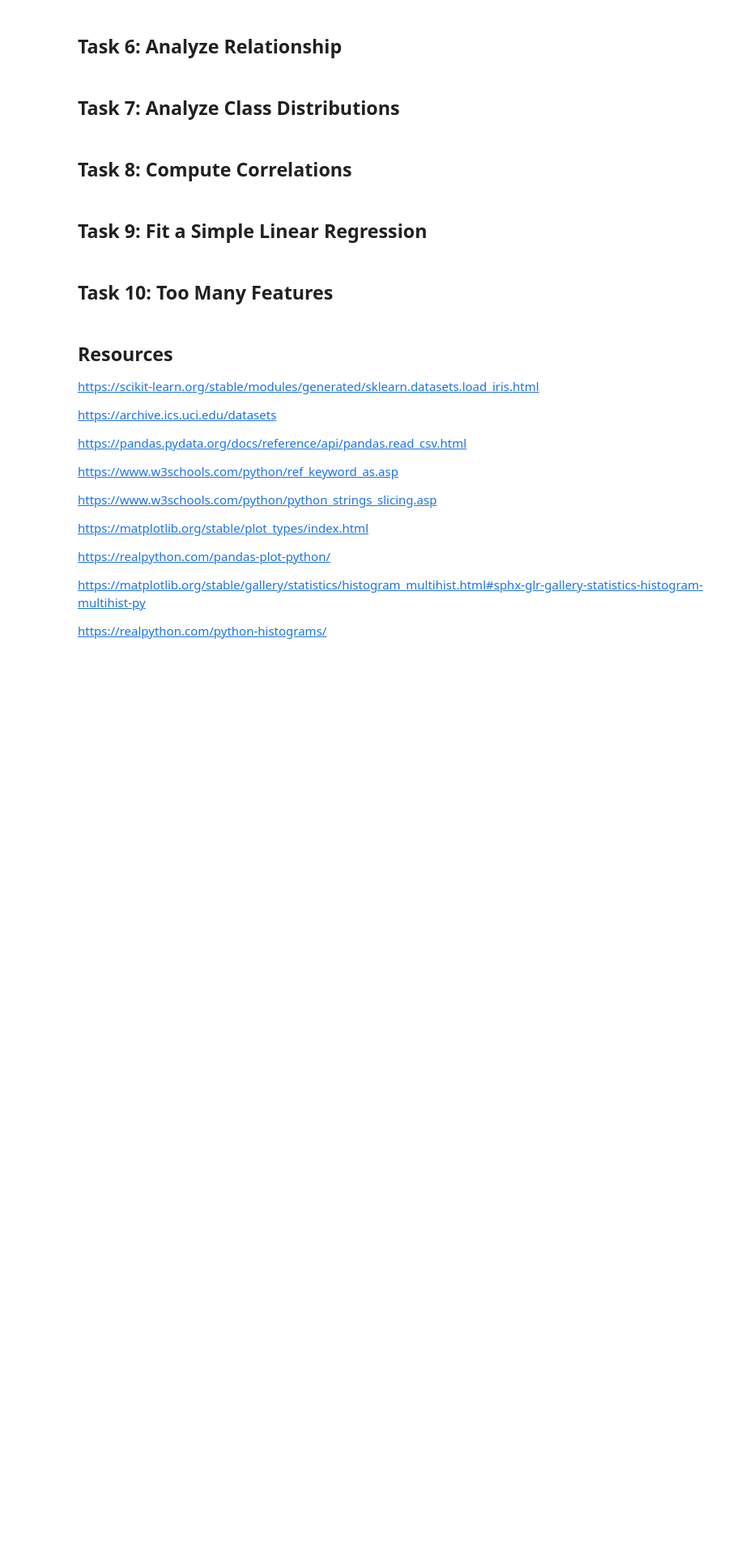
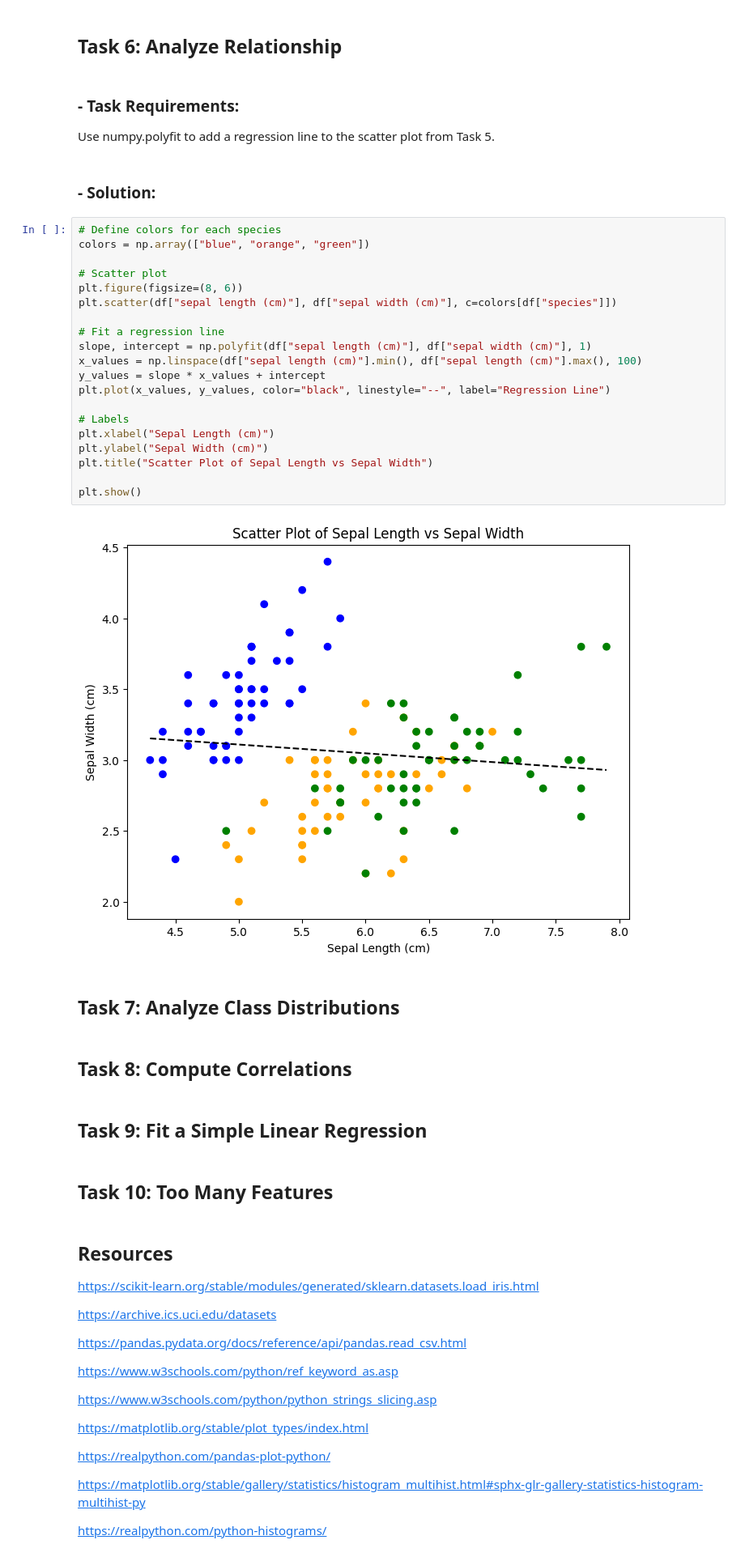
Before and after one commit to elainecazetta/principles_of_data_analytics, a Jupyter notebook: tasks.ipynb, the cells around one changed output. Shown at 81% size. Saved outputs shown, nothing was run; the diff lists cells and outputs as text; blank space fills up the shorter version.

Commit message:
updated tasks 5 and 6

```diff
--- a/tasks.ipynb
+++ b/tasks.ipynb
@@ -211,5 +229,32 @@ Color-code the three different classes of the scatter plot points.
 # %% [markdown]
 ## Task 6: Analyze Relationship
+# %% [markdown]
+### - Task Requirements:
+Use numpy.polyfit to add a regression line to the scatter plot from Task 5.
+# %% [markdown]
+### - Solution:
+# %%
+# Define colors for each species
+colors = np.array(["blue", "orange", "green"])
+
+# Scatter plot
+plt.figure(figsize=(8, 6))
+plt.scatter(df["sepal length (cm)"], df["sepal width (cm)"], c=colors[df["species"]])
+
+# Fit a regression line
+slope, intercept = np.polyfit(df["sepal length (cm)"], df["sepal width (cm)"], 1)
+x_values = np.linspace(df["sepal length (cm)"].min(), df["sepal length (cm)"].max(), 100)
+y_values = slope * x_values + intercept
+plt.plot(x_values, y_values, color="black", linestyle="--", label="Regression Line")
+
+# Labels
+plt.xlabel("Sepal Length (cm)")
+plt.ylabel("Sepal Width (cm)")
+plt.title("Scatter Plot of Sepal Length vs Sepal Width")
+
+plt.show()
+# %% [output]
+[figure, added]
 # %% [markdown]
 ## Task 7: Analyze Class Distributions
 # %% [markdown]
```
Also changed, not shown: parts of 3 cells of this notebook.
